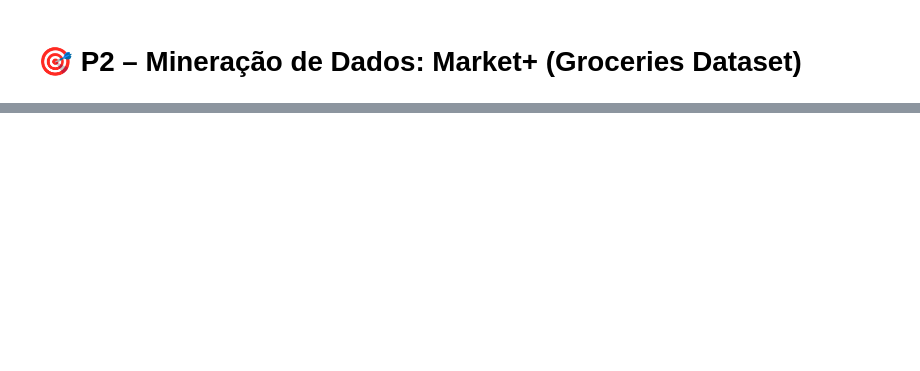
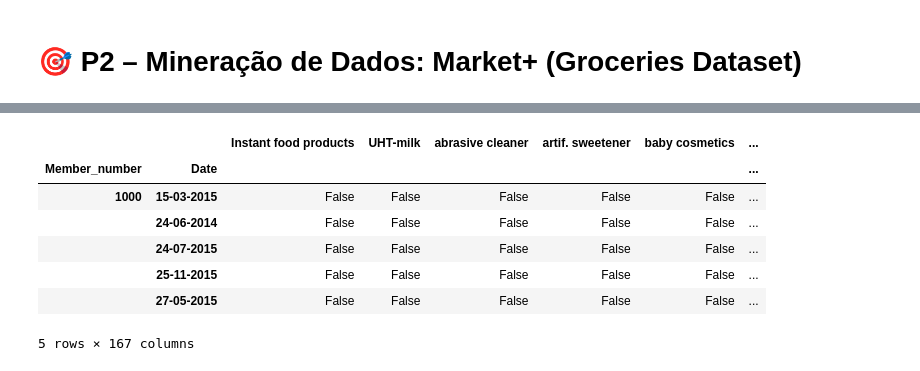
Before and after one commit to Xketh/P2_Avaliacao_Mineracao_de_Dados_Fatec_2025, a Jupyter notebook: P2_Avaliacao_Mineracao_de_Dados_Fatec_2025.ipynb, the cells around one changed output, grey strips where cells are left out. Drawn from its saved outputs; the diff is of its cells as text; code cells hidden in the pictures; blank space fills up the shorter version.

```diff
--- a/P2_Avaliacao_Mineracao_de_Dados_Fatec_2025.ipynb
+++ b/P2_Avaliacao_Mineracao_de_Dados_Fatec_2025.ipynb
@@ -40,0 +339,30 @@ Depois disso, consigo visualizar as primeiras linhas da tabela, o que nos dá um
+# %%
+#Primeiro: agrupo as compras por 'Member_number + Date'
+# Isso forma uma compra completa (uma transação)
+cestas = df.groupby(['Member_number', 'Date'])['itemDescription'].apply(list)
+
+# Converto o agrupamento para um DataFrame
+cestas = cestas.reset_index(name='items')
+
+# Agora preciso transformar essas listas de itens em colunas 0/1
+# Para isso, uso o método explode (separa itens) e depois crio dummies (colunas binárias)
+df_explodido = cestas.explode('items')
+
+# Crio colunas binárias (0/1) para cada produto
+dummies = pd.get_dummies(df_explodido['items'])
+
+# Reagrupo por Member_number + Date somando as ocorrências
+# (se um item aparece, somo 1 → mantenho como 1)
+cestas_binarias = dummies.groupby([df_explodido['Member_number'], df_explodido['Date']]).max()
+
+# Visualizo as primeiras linhas
+cestas_binarias.head()
+# %% [output]
+|  |  | Instant food products | UHT-milk | abrasive cleaner | artif. sweetener | baby cosmetics | ... |
+| Member_number | Date |  |  |  |  |  | ... |
+| 1000 | 15-03-2015 | False | False | False | False | False | ... |
+|  | 24-06-2014 | False | False | False | False | False | ... |
+|  | 24-07-2015 | False | False | False | False | False | ... |
+|  | 25-11-2015 | False | False | False | False | False | ... |
+|  | 27-05-2015 | False | False | False | False | False | ... |
+5 rows × 167 columns
```
Also changed, not shown: parts of 68 cells of this notebook.
